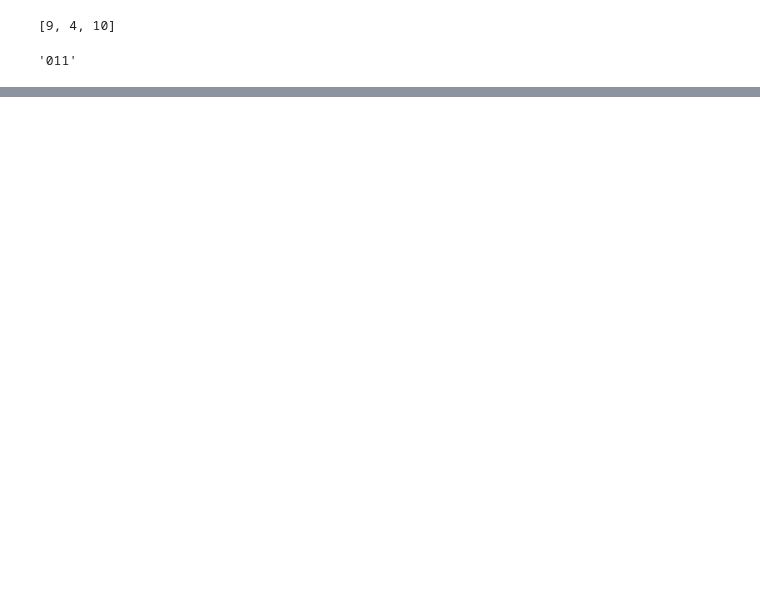
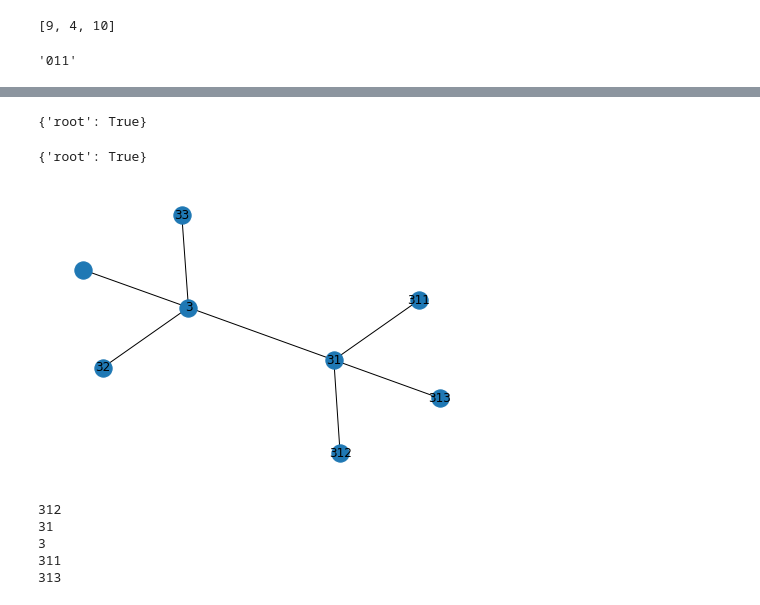
Before and after one commit to vilasopher/jupyter-notebooks, a Jupyter notebook: Walks in UGW Trees.ipynb, the cells around one changed output, grey strips where cells are left out. Drawn from its saved outputs; the diff is of its cells as text; code cells hidden in the pictures; blank space fills up the shorter version.

```diff
--- a/Walks in UGW Trees.ipynb
+++ b/Walks in UGW Trees.ipynb
@@ -60,5 +60,8 @@ def walk_in_tree(walk, tree):
 
     return current_node
 # %%
-t = UGW([3,4],[0.5,0.5],2)
-nx.draw(t, with_labels=True)
+def ball(graph, root, radius):
+    b = nx.Graph()
+    b.add_edges_from(nx.bfs_edges(graph, root, depth_limit=radius))
+    b.nodes[root]['root'] = True
+    return b
@@ -75,0 +82,21 @@ walk_in_tree(w, t)
+# %%
+t.nodes['311']['root'] = True
+t.nodes['311']
+# %% [output]
+{'root': True}
+# %%
+g = ball(t,'311',3)
+nx.draw(g, with_labels=True)
+g.nodes['311']
+# %% [output]
+{'root': True}
+[figure, added]
+# %%
+for node in g:
+    print(node)
+# %% [output]
+312
+31
+3
+311
+313
```
Also changed, not shown: parts of 2 cells of this notebook.
